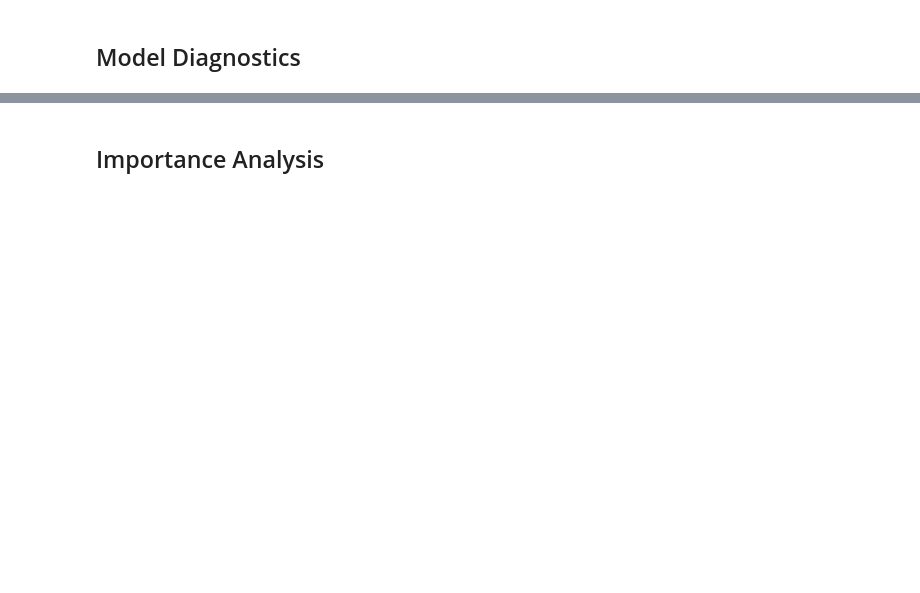
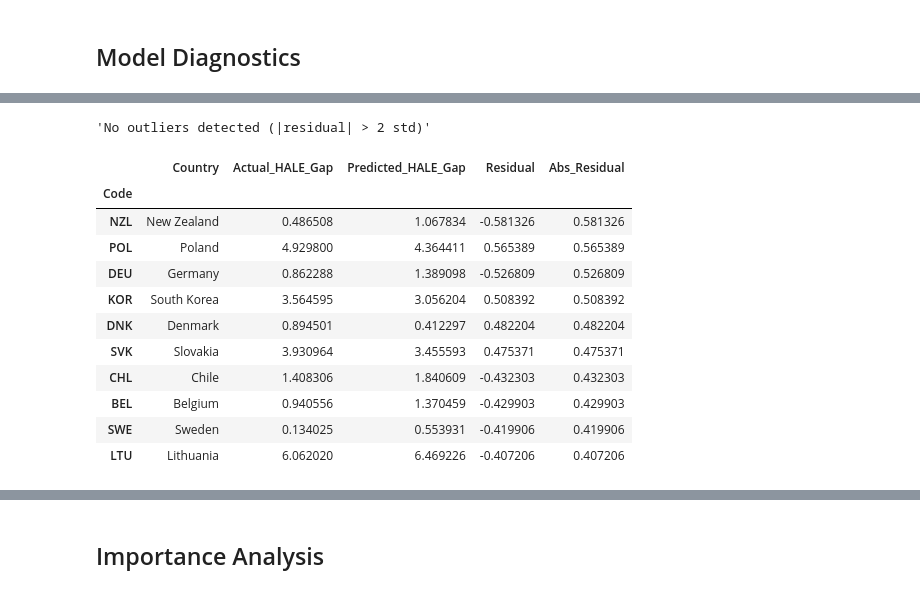
Before and after one commit to AllenDowney/EqualityWEF, a Jupyter notebook: HALE/model_hale.ipynb, the cells around one changed output, grey strips where cells are left out. Cells and saved outputs as stored; diff of their text form; code cells hidden in the pictures; blank space fills up the shorter version.

```diff
--- a/HALE/model_hale.ipynb
+++ b/HALE/model_hale.ipynb
@@ -285,7 +339,7 @@ outlier_threshold = 2 * residuals.std()
 outliers = residuals[abs(residuals) > outlier_threshold]
 
 outlier_df = pd.DataFrame({
-    'Country': outliers.index,
+    'Country': codes_to_country_names(outliers.index),
     'Actual_HALE_Gap': y[outliers.index],
     'Predicted_HALE_Gap': y_pred[outliers.index],
     'Residual': outliers.values,
@@ -293,16 +347,31 @@ outlier_df = pd.DataFrame({
 }).sort_values('Abs_Residual', ascending=False)
 
 outlier_df if not outlier_df.empty else "No outliers detected (|residual| > 2 std)"
+# %% [output]
+'No outliers detected (|residual| > 2 std)'
 # %%
 # Residuals by country (sorted by absolute residual)
 residuals_by_country = pd.DataFrame({
-    'Country': residuals.index,
+    'Country': codes_to_country_names(residuals.index),
     'Actual_HALE_Gap': y.values,
     'Predicted_HALE_Gap': y_pred,
     'Residual': residuals.values,
     'Abs_Residual': abs(residuals.values)
 }).sort_values('Abs_Residual', ascending=False)
 
 residuals_by_country.head(10)
+# %% [output]
+|  | Country | Actual_HALE_Gap | Predicted_HALE_Gap | Residual | Abs_Residual |
+| Code |  |  |  |  |  |
+| NZL | New Zealand | 0.486508 | 1.067834 | -0.581326 | 0.581326 |
+| POL | Poland | 4.929800 | 4.364411 | 0.565389 | 0.565389 |
+| DEU | Germany | 0.862288 | 1.389098 | -0.526809 | 0.526809 |
+| KOR | South Korea | 3.564595 | 3.056204 | 0.508392 | 0.508392 |
+| DNK | Denmark | 0.894501 | 0.412297 | 0.482204 | 0.482204 |
+| SVK | Slovakia | 3.930964 | 3.455593 | 0.475371 | 0.475371 |
+| CHL | Chile | 1.408306 | 1.840609 | -0.432303 | 0.432303 |
+| BEL | Belgium | 0.940556 | 1.370459 | -0.429903 | 0.429903 |
+| SWE | Sweden | 0.134025 | 0.553931 | -0.419906 | 0.419906 |
+| LTU | Lithuania | 6.062020 | 6.469226 | -0.407206 | 0.407206 |
 # %%
 # Write residuals by country table to HTML
```
Also changed, not shown: parts of 49 cells of this notebook, 6 other files.
